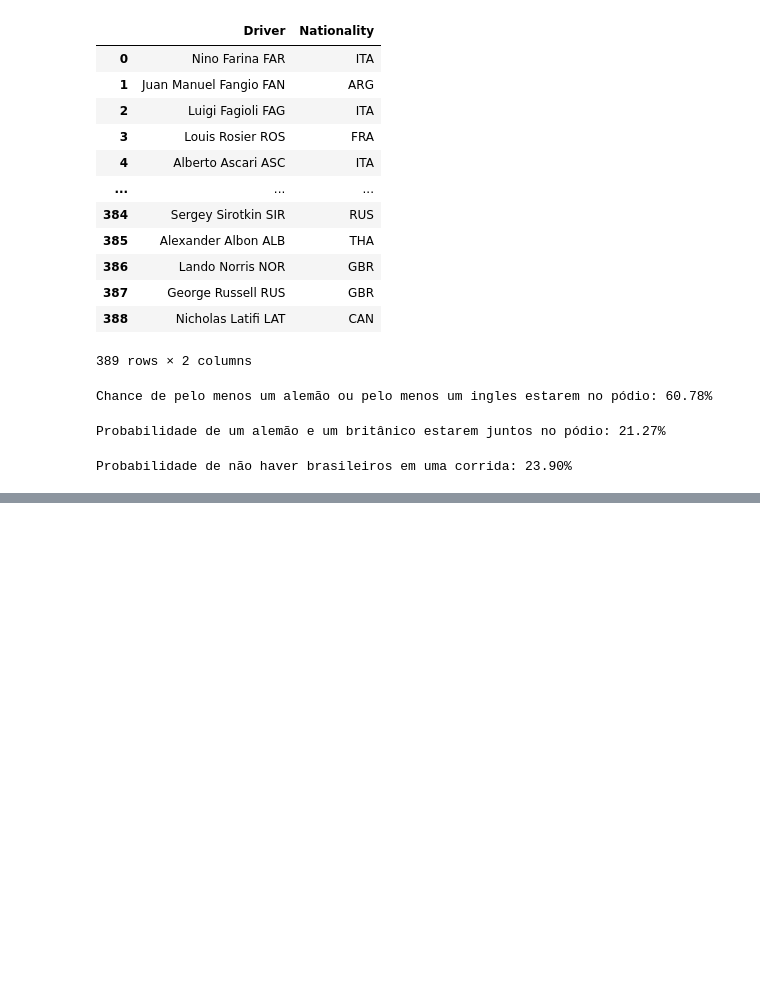
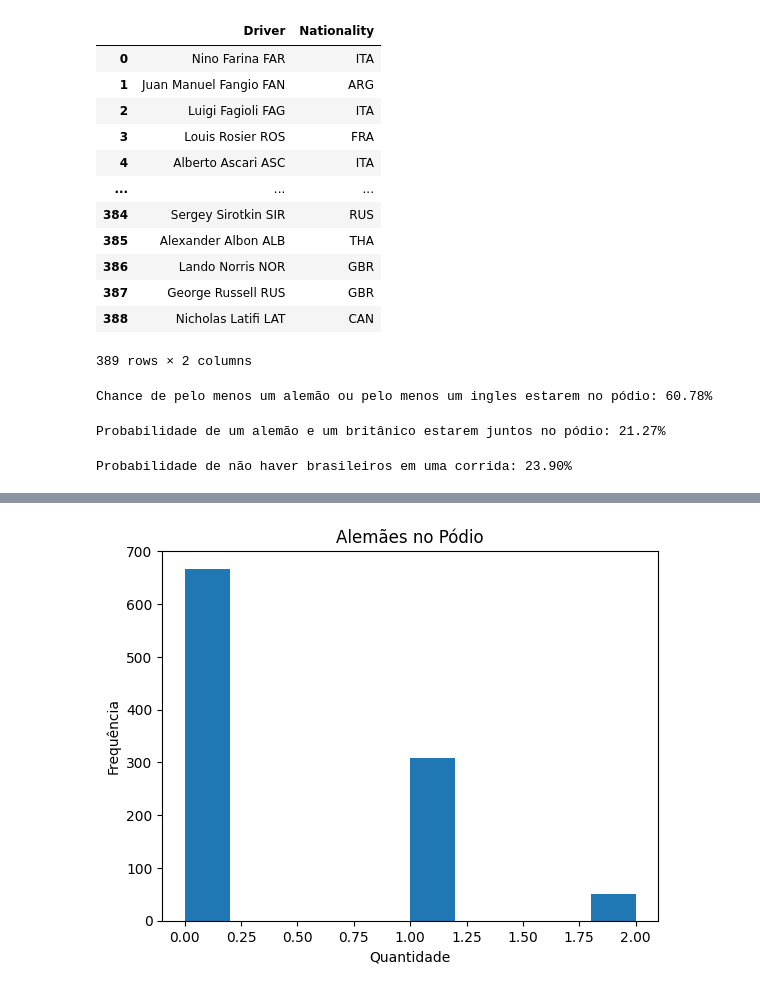
Before and after one commit to Felipesmarq/AnaliseF1, a Jupyter notebook: AnaliseF1.ipynb, the cells around one changed output, grey strips where cells are left out. Cells and saved outputs as stored; diff of their text form; code cells hidden in the pictures; blank space fills up the shorter version.

```diff
--- a/AnaliseF1.ipynb
+++ b/AnaliseF1.ipynb
@@ -8,9 +11,9 @@ with zipfile.ZipFile("/content/archive (1).zip", "r") as zip_ref:
 # %%
 import pandas as pd
 
-df_race = pd.read_csv("/content/dataset/AllRace.csv")
-df_cs = pd.read_csv("/content/dataset/ConstructorStandings.csv")
-df_ds = pd.read_csv("/content/dataset/DriversStandings.csv")
+df_race = pd.read_csv('AllRace.csv')
+df_cs = pd.read_csv('ConstructorStandings.csv')
+df_ds = pd.read_csv('DriversStandings.csv')
 # %% [markdown]
 # datasets
 
@@ -204,0 +236,6 @@ Probabilidade de não haver brasileiros em uma corrida: 23.90%
+# %%
+df_race['Ano'] = pd.to_datetime(df_race['Date']).dt.year
+apos_2000 = df_race[df_race['Ano'] >= 2000]
+p_brasileiro_dado_apos_2000 = apos_2000['Tem_Brasileiro'].sum() / len(apos_2000)
+
+print(f"Probabilidade de ter brasileiro após o ano 2000: {p_brasileiro_dado_apos_2000:.2%}")
@@ -204,0 +266,6 @@ Probabilidade de não haver brasileiros em uma corrida: 23.90%
+# %%
+def contar_alemaes(row):
+    return sum([1 for pos in ["1", "2", "3"] if row[pos] in alemao])
+
+df_race['Alemaes_Podio'] = df_race.apply(contar_alemaes, axis=1)
+df_race[['Alemaes_Podio']].value_counts()
@@ -204,0 +333,8 @@ Probabilidade de não haver brasileiros em uma corrida: 23.90%
+# %%
+plt.hist(df_race['Alemaes_Podio'])
+plt.title('Alemães no Pódio')
+plt.xlabel('Quantidade')
+plt.ylabel('Frequência')
+plt.show()
+# %% [output]
+[figure, added]
```
Also changed, not shown: parts of 25 cells of this notebook.
